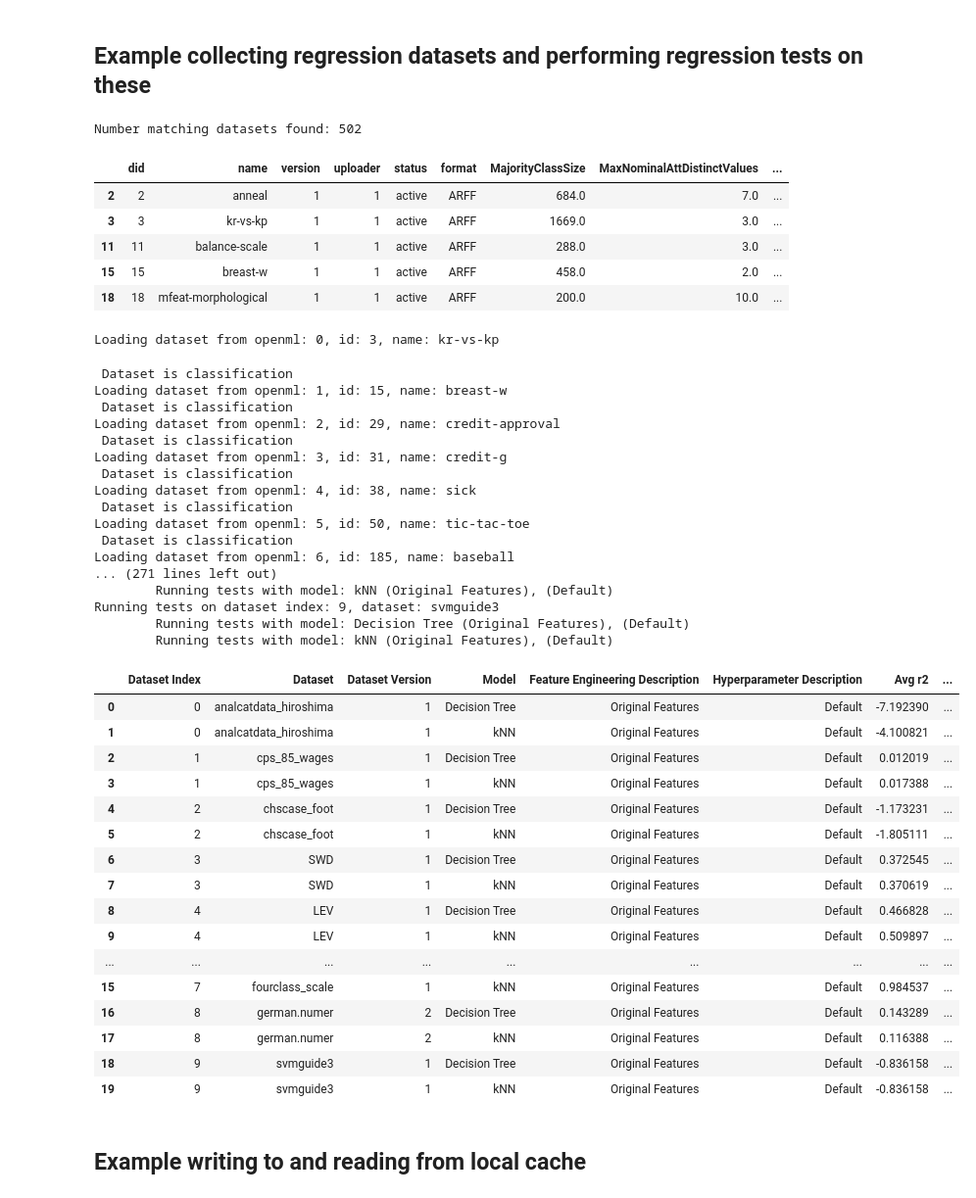
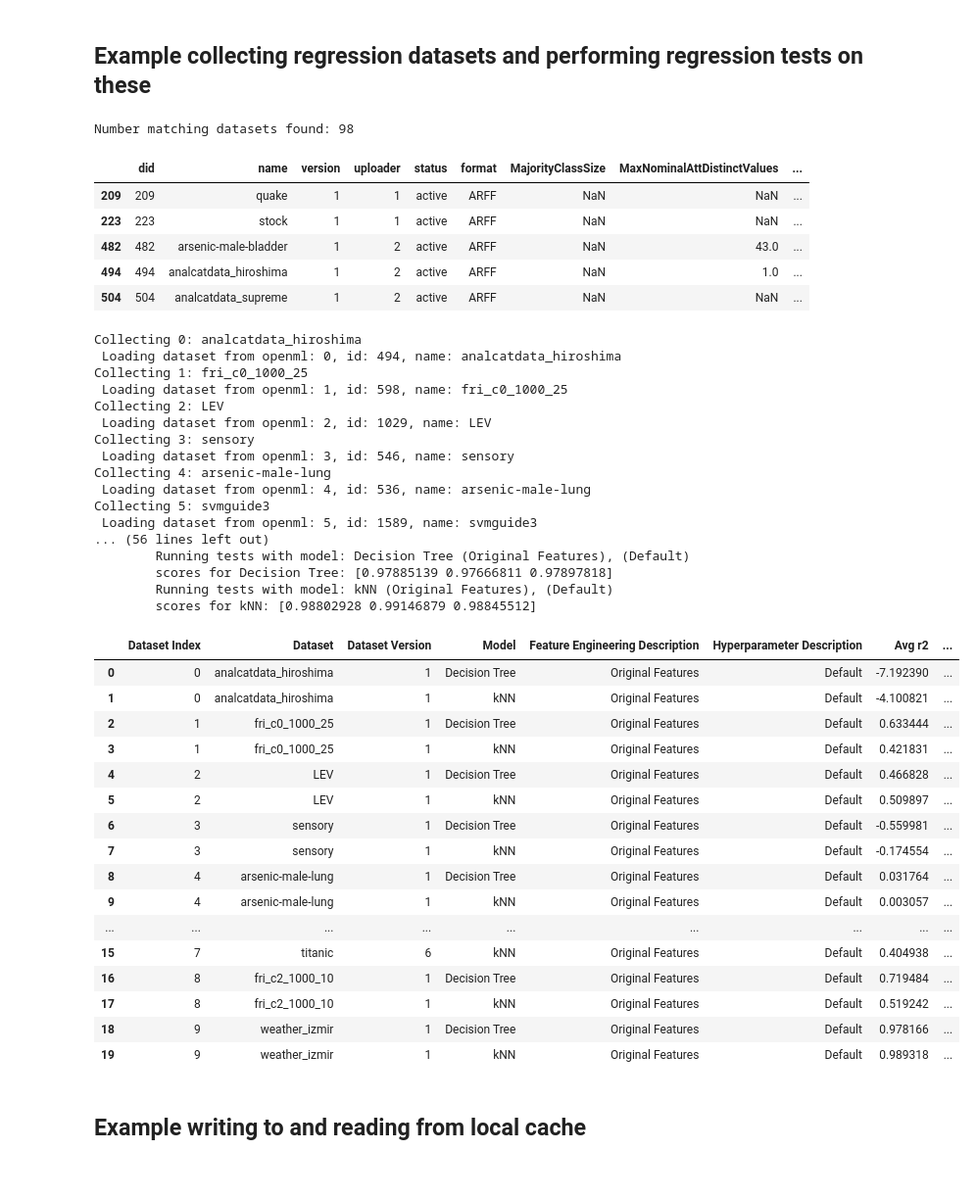
Before and after one commit to Brett-Kennedy/DatasetTester, a Jupyter notebook: examples/DatasetTester.ipynb, the cells around one changed output. Shown at 98% size. Drawn from its saved outputs; the diff is of its cells as text; code cells hidden in the pictures.

```diff
--- a/examples/DatasetTester.ipynb
+++ b/examples/DatasetTester.ipynb
@@ -137,72 +168,71 @@ Running tests on dataset index: 0, dataset: breast-w
 # %% [markdown]
 ## Example collecting regression datasets and performing regression tests on these
 # %%
-datasets_tester = de.DatasetsTester()
+datasets_tester = de.DatasetsTester(problem_type = "regression")
 
 # This example uses the default settings to select the datasets, then displays the results.
 # In the subsequent cell, we choose to collect a subset of these.
-matching_datasets = datasets_tester.find_datasets(problem_type = "regression",)
+matching_datasets = datasets_tester.find_datasets()
 print("Number matching datasets found:", len(matching_datasets))
 display(matching_datasets.head())
 # %% [output]
-Number matching datasets found: 502
+Number matching datasets found: 98
 |  | did | name | version | uploader | status | format | MajorityClassSize | MaxNominalAttDistinctValues | ... |
-| 2 | 2 | anneal | 1 | 1 | active | ARFF | 684.0 | 7.0 | ... |
-| 3 | 3 | kr-vs-kp | 1 | 1 | active | ARFF | 1669.0 | 3.0 | ... |
-| 11 | 11 | balance-scale | 1 | 1 | active | ARFF | 288.0 | 3.0 | ... |
-| 15 | 15 | breast-w | 1 | 1 | active | ARFF | 458.0 | 2.0 | ... |
-| 18 | 18 | mfeat-morphological | 1 | 1 | active | ARFF | 200.0 | 10.0 | ... |
+| 209 | 209 | quake | 1 | 1 | active | ARFF | NaN | NaN | ... |
+| 223 | 223 | stock | 1 | 1 | active | ARFF | NaN | NaN | ... |
+| 482 | 482 | arsenic-male-bladder | 1 | 2 | active | ARFF | NaN | 43.0 | ... |
+| 494 | 494 | analcatdata_hiroshima | 1 | 2 | active | ARFF | NaN | 1.0 | ... |
+| 504 | 504 | analcatdata_supreme | 1 | 2 | active | ARFF | NaN | NaN | ... |
 # %%
 dt = tree.DecisionTreeRegressor(min_samples_split=50, max_depth=5, random_state=0)
 knn = KNeighborsRegressor(n_neighbors=10)
 
 datasets_tester.collect_data(max_num_datasets_used=10)
 
 # This provides an example using some non-default parameters.
-summary_df = datasets_tester.run_tests(estimators_arr = [
+summary_df,_ = datasets_tester.run_tests(estimators_arr = [
                                         ("Decision Tree", "Original Features", "Default", dt),
                                         ("kNN", "Original Features", "Default", knn)],
                                        num_cv_folds=3,
                                        scoring_metric='r2',
                                        show_warnings=True)
 
 display(summary_df)
 # %% [output]
-Loading dataset from openml: 0, id: 3, name: kr-vs-kp
+Collecting 0: analcatdata_hiroshima
+ Loading dataset from openml: 0, id: 494, name: analcatdata_hiroshima
+Collecting 1: fri_c0_1000_25
+ Loading dataset from openml: 1, id: 598, name: fri_c0_1000_25
+Collecting 2: LEV
+ Loading dataset from openml: 2, id: 1029, name: LEV
+Collecting 3: sensory
+ Loading dataset from openml: 3, id: 546, name: sensory
+Collecting 4: arsenic-male-lung
+ Loading dataset from openml: 4, id: 536, name: arsenic-male-lung
+Collecting 5: svmguide3
+ Loading dataset from openml: 5, id: 1589, name: svmguide3
+... (56 lines left out)
+        Running tests with model: Decision Tree (Original Features), (Default)
+        scores for Decision Tree: [0.97885139 0.97666811 0.97897818]
+        Running tests with model: kNN (Original Features), (Default)
+        scores for kNN: [0.98802928 0.99146879 0.98845512]
- Dataset is classification
-Loading dataset from openml: 1, id: 15, name: breast-w
- Dataset is classification
-Loading dataset from openml: 2, id: 29, name: credit-approval
- Dataset is classification
-Loading dataset from openml: 3, id: 31, name: credit-g
- Dataset is classification
-Loading dataset from openml: 4, id: 38, name: sick
- Dataset is classification
-Loading dataset from openml: 5, id: 50, name: tic-tac-toe
- Dataset is classification
-Loading dataset from openml: 6, id: 185, name: baseball
-... (271 lines left out)
-        Running tests with model: kNN (Original Features), (Default)
-Running tests on dataset index: 9, dataset: svmguide3
-        Running tests with model: Decision Tree (Original Features), (Default)
-        Running tests with model: kNN (Original Features), (Default)
 |  | Dataset Index | Dataset | Dataset Version | Model | Feature Engineering Description | Hyperparameter Description | Avg r2 | ... |
 | 0 | 0 | analcatdata_hiroshima | 1 | Decision Tree | Original Features | Default | -7.192390 | ... |
 | 1 | 0 | analcatdata_hiroshima | 1 | kNN | Original Features | Default | -4.100821 | ... |
-| 2 | 1 | cps_85_wages | 1 | Decision Tree | Original Features | Default | 0.012019 | ... |
-| 3 | 1 | cps_85_wages | 1 | kNN | Original Features | Default | 0.017388 | ... |
-| 4 | 2 | chscase_foot | 1 | Decision Tree | Original Features | Default | -1.173231 | ... |
-| 5 | 2 | chscase_foot | 1 | kNN | Original Features | Default | -1.805111 | ... |
-| 6 | 3 | SWD | 1 | Decision Tree | Original Features | Default | 0.372545 | ... |
-| 7 | 3 | SWD | 1 | kNN | Original Features | Default | 0.370619 | ... |
-| 8 | 4 | LEV | 1 | Decision Tree | Original Features | Default | 0.466828 | ... |
-| 9 | 4 | LEV | 1 | kNN | Original Features | Default | 0.509897 | ... |
+| 2 | 1 | fri_c0_1000_25 | 1 | Decision Tree | Original Features | Default | 0.633444 | ... |
+| 3 | 1 | fri_c0_1000_25 | 1 | kNN | Original Features | Default | 0.421831 | ... |
+| 4 | 2 | LEV | 1 | Decision Tree | Original Features | Default | 0.466828 | ... |
+| 5 | 2 | LEV | 1 | kNN | Original Features | Default | 0.509897 | ... |
+| 6 | 3 | sensory | 1 | Decision Tree | Original Features | Default | -0.559981 | ... |
+| 7 | 3 | sensory | 1 | kNN | Original Features | Default | -0.174554 | ... |
+| 8 | 4 | arsenic-male-lung | 1 | Decision Tree | Original Features | Default | 0.031764 | ... |
+| 9 | 4 | arsenic-male-lung | 1 | kNN | Original Features | Default | 0.003057 | ... |
 | ... | ... | ... | ... | ... | ... | ... | ... | ... |
-| 15 | 7 | fourclass_scale | 1 | kNN | Original Features | Default | 0.984537 | ... |
-| 16 | 8 | german.numer | 2 | Decision Tree | Original Features | Default | 0.143289 | ... |
-| 17 | 8 | german.numer | 2 | kNN | Original Features | Default | 0.116388 | ... |
-| 18 | 9 | svmguide3 | 1 | Decision Tree | Original Features | Default | -0.836158 | ... |
-| 19 | 9 | svmguide3 | 1 | kNN | Original Features | Default | -0.836158 | ... |
+| 15 | 7 | titanic | 6 | kNN | Original Features | Default | 0.404938 | ... |
+| 16 | 8 | fri_c2_1000_10 | 1 | Decision Tree | Original Features | Default | 0.719484 | ... |
+| 17 | 8 | fri_c2_1000_10 | 1 | kNN | Original Features | Default | 0.519242 | ... |
+| 18 | 9 | weather_izmir | 1 | Decision Tree | Original Features | Default | 0.978166 | ... |
+| 19 | 9 | weather_izmir | 1 | kNN | Original Features | Default | 0.989318 | ... |
 # %% [markdown]
 ## Example writing to and reading from local cache
 # %%
```
Also changed, not shown: parts of 15 cells of this notebook, 1 other file.
